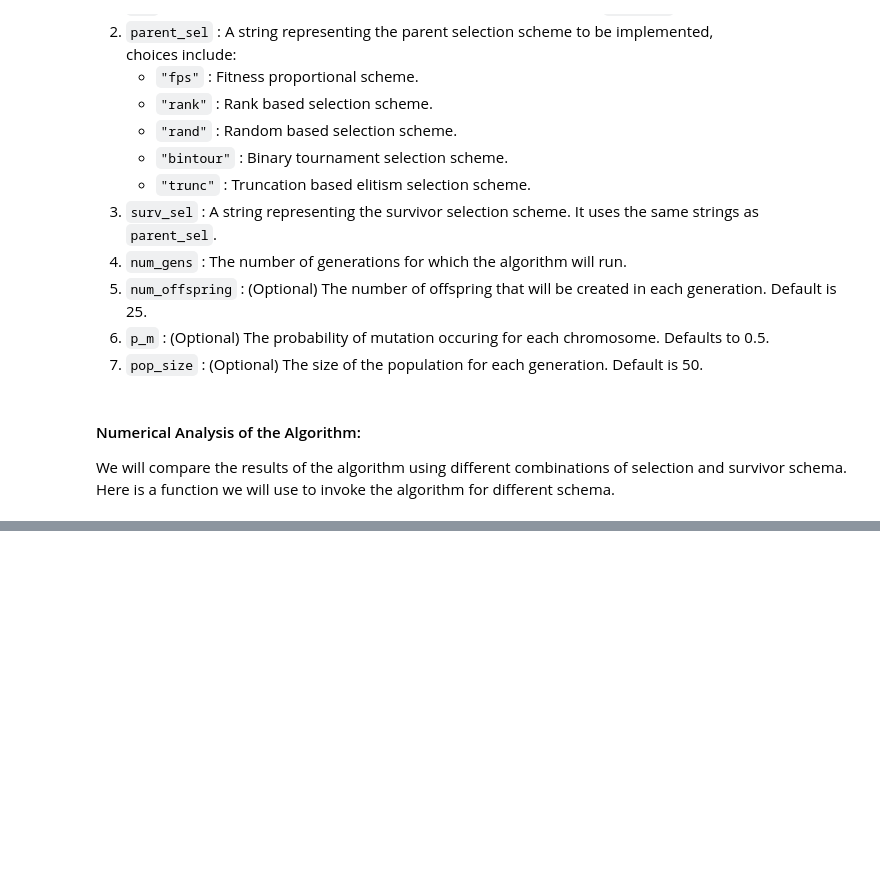
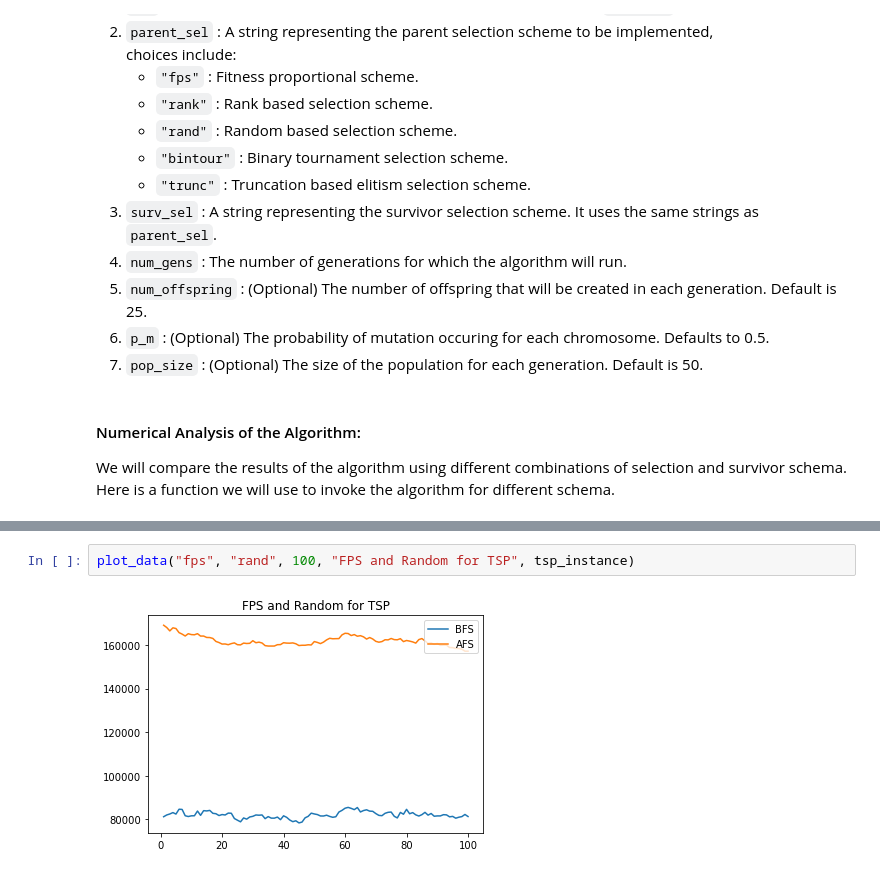
Before and after one commit to m-usaid/CS451-Assignment1, a Jupyter notebook: EA_analysis.ipynb, the cells around one changed output, grey strips where cells are left out. Cells and saved outputs as stored; diff of their text form; blank space fills up the shorter version.

```diff
--- a/EA_analysis.ipynb
+++ b/EA_analysis.ipynb
@@ -90,0 +108,4 @@ run_EAtsp(tsp_instance, "bintour", "trunc", 100)
+# %%
+plot_data("fps", "rand", 100, "FPS and Random for TSP", tsp_instance)
+# %% [output]
+[figure, added]
```
Also changed, not shown: parts of 22 cells of this notebook, 1 other file.
